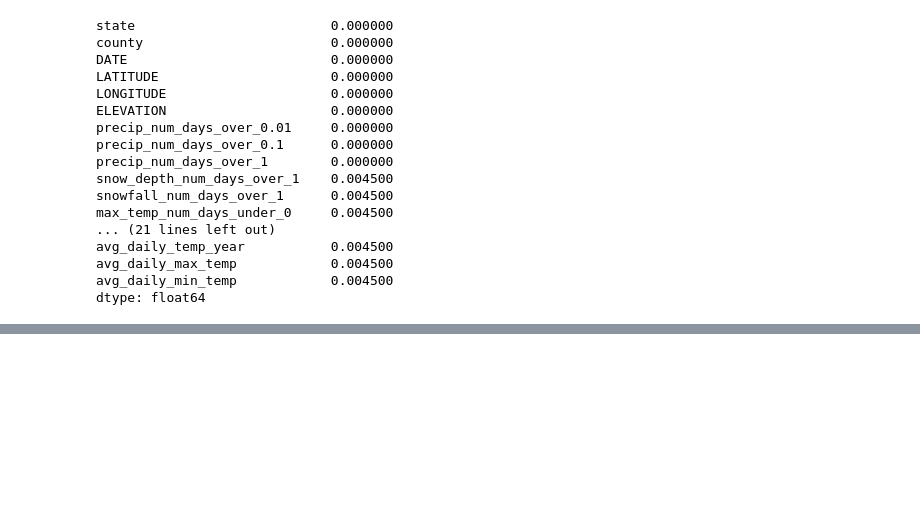
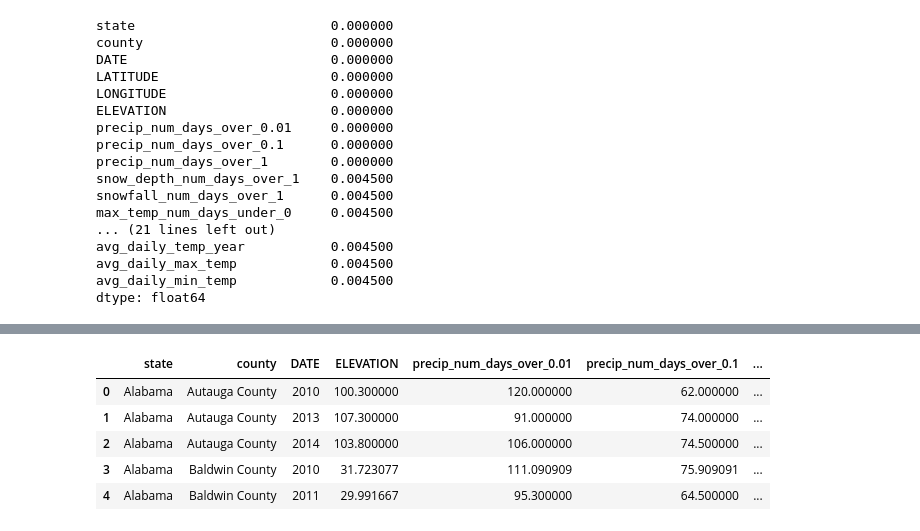
Before and after one commit to tcbonds/lyme-disease-classifier, a Jupyter notebook: 3_Cleaning_Features_and_Merging_with_Target.ipynb, the cells around one changed output, grey strips where cells are left out. Drawn from its saved outputs; the diff is of its cells as text; code cells hidden in the pictures; blank space fills up the shorter version.

```diff
--- a/3_Cleaning_Features_and_Merging_with_Target.ipynb
+++ b/3_Cleaning_Features_and_Merging_with_Target.ipynb
@@ -225,3 +227,13 @@ climate_df[pd.isnull(climate_df.first_min_temp_under_24)]
 | 3711 | Hawaii | Maui County | 2016 | 20.878732 | -156.651644 | 292.325000 | 129.272727 | 55.909091 | ... |
 | 3712 | Hawaii | Maui County | 2017 | 20.881027 | -156.739259 | 281.016667 | 108.000000 | 49.333333 | ... |
 | 21111 | Washington, D.C. |  | 2016 | 38.895800 | -77.037000 | 9.100000 | 115.000000 | 80.000000 | ... |
+# %%
+# Dropping Hawaii and Washington, D.C. due to missing values.
+# Also, Hawaii has no incidence of Lyme Disease so there is
+# no issue removing it and Washington D.C. is significantly
+# smaller than any state so it will have no affect on modeling.
+
+# Also, saving cleaned climate DataFrame as 'features' in
+# preparation for merging with target DataFrame
+
+features = climate_df[(climate_df.state != 'Hawaii') & (climate_df.state != 'Washington, D.C.')]
@@ -227,0 +261,10 @@ climate_df[pd.isnull(climate_df.first_min_temp_under_24)]
+# %%
+# Pickling cleaned features DataFrame
+redo_pickle = False
+
+if redo_pickle:
+    with open('feature_variables.pickle','wb') as f:
+        pickle.dump(features,f)
+if not redo_pickle:
+    with open('feature_variables.pickle','rb') as f:
+        features = pickle.load(f)
@@ -227,0 +273,8 @@ climate_df[pd.isnull(climate_df.first_min_temp_under_24)]
+# %%
+# Loading Target DataFrame from 1_Creating_Target_Variable.ipynb
+with open('target_variable.pickle','rb') as f:
+    target = pickle.load(f)
+# %%
+# Merging Features DataFrame with Target DataFrame
+complete_df = features.merge(target, left_on=['state','county','DATE'],right_on=['STNAME','CTYNAME','year'])
+complete_df.head()
@@ -227,0 +288,11 @@ climate_df[pd.isnull(climate_df.first_min_temp_under_24)]
+# %%
+# Dropping unnecessary/redundant columns
+complete_df.drop(columns=['LATITUDE','LONGITUDE','STNAME','CTYNAME','year'], inplace=True)
+complete_df.head()
+# %% [output]
+|  | state | county | DATE | ELEVATION | precip_num_days_over_0.01 | precip_num_days_over_0.1 | ... |
+| 0 | Alabama | Autauga County | 2010 | 100.300000 | 120.000000 | 62.000000 | ... |
+| 1 | Alabama | Autauga County | 2013 | 107.300000 | 91.000000 | 74.000000 | ... |
+| 2 | Alabama | Autauga County | 2014 | 103.800000 | 106.000000 | 74.500000 | ... |
+| 3 | Alabama | Baldwin County | 2010 | 31.723077 | 111.090909 | 75.909091 | ... |
+| 4 | Alabama | Baldwin County | 2011 | 29.991667 | 95.300000 | 64.500000 | ... |
```
Also changed, not shown: parts of 9 cells of this notebook.
